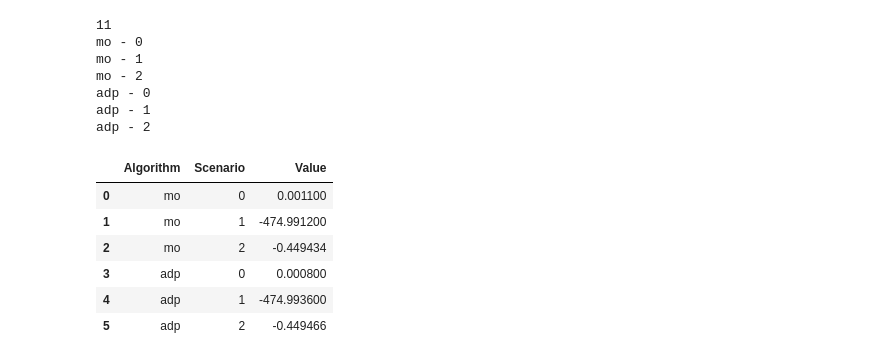
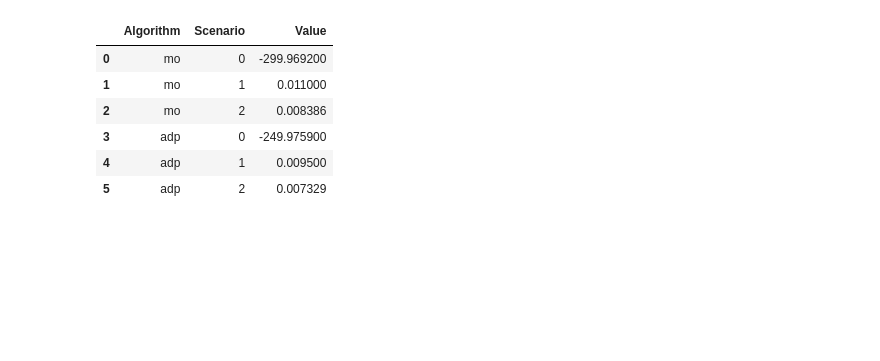
Before and after one commit to thummelt/master-thesis, a Jupyter notebook: code/src/Visualization.ipynb, the cells around one changed output. Cells and saved outputs as stored; diff of their text form; code cells hidden in the pictures; blank space fills up the shorter version.

```diff
--- a/code/src/Visualization.ipynb
+++ b/code/src/Visualization.ipynb
@@ -38,7 +23,9 @@ ValueError: Can only compare identically-labeled DataFrame objects
 # %%
-#Config
-states = '[2-11]-statespace'
+# Config
+param = {"T": 3, "trip_max": 3, "iterations_avi": 1, "iterations_adp": 100, "samples_avi": 1000, "samples_adp": None}
+states = '[%s-%s]-statespace' % (param["T"], param["trip_max"])
 algos = ['mo', "adp"]
-params = {'vi': ['[2-11]'], "mo": ['[2-11]'], , "avi": ['[2-11]'], , "adp": ['[2-11]']}
 iniState = '0,4.0,0.0,0.0,0.044,0.039'
 prob = Probabilities()
+runs = [("Value Iteration", "vi/20210614_1018"), ("Myopic Optimization", "mo/20210620_1306"),
+       ("Approx. Value Iteration", "avi/20210614_1011"), ("Approx. Dynamic Programming", "adp/20210620_1309")]
@@ -59,27 +32,28 @@ allVar = [("rt", runtime), ("splitrt", splitRuntime), ("space", space), ("sspace
 # %%
 # Load decisions
 dict_dec = {}
-#for a in algos:
-#    dict_dec[a] = pd.read_pickle("/usr/app/output/df/%s_best_decisions.pkl" % a)
+
+decisions = ["[vi]-[%s-%s]" % (param["T"], param["trip_max"]),
+             "[mo]-[%s-%s]" % (param["T"], param["trip_max"]),
+             "[avi-(%s %s)]-[%s-%s]" % (param["iterations_avi"], param["samples_avi"], param["T"], param["trip_max"]),
+             "[adp-(%s None)]-[%s-%s]" % (param["iterations_adp"], param["T"], param["trip_max"])]
+
+dict_dec["mo"] = pd.read_pickle("/usr/app/output/xlsx/%s/%s-best_decisions.pkl" % (runs[1][1], decisions[1]))
+#dict_dec["avi"] = pd.read_pickle("/usr/app/output/xlsx/%s/%s-best_decisions.pkl" % (runs[2][1],decisions[2]))
+dict_dec["adp"] = pd.read_pickle("/usr/app/output/xlsx/%s/%s-best_decisions.pkl" % (runs[3][1],decisions[3]))
+
 # Load states
-#df_states = pd.read_pickle("/usr/app/output/df/%s.pkl" % states)
+df_states = pd.read_pickle("/usr/app/output/df/%s.pkl" % states)
 
-#analyseValue(dict_dec, iniState, prob, df_states["s_obj"].to_dict())
+analyseValue(dict_dec, iniState, prob, df_states["s_obj"].to_dict(), param)
 # %% [output]
-11
-mo - 0
-mo - 1
-mo - 2
-adp - 0
-adp - 1
-adp - 2
 |  | Algorithm | Scenario | Value |
-| 0 | mo | 0 | 0.001100 |
-| 1 | mo | 1 | -474.991200 |
-| 2 | mo | 2 | -0.449434 |
-| 3 | adp | 0 | 0.000800 |
-| 4 | adp | 1 | -474.993600 |
-| 5 | adp | 2 | -0.449466 |
+| 0 | mo | 0 | -299.969200 |
+| 1 | mo | 1 | 0.011000 |
+| 2 | mo | 2 | 0.008386 |
+| 3 | adp | 0 | -249.975900 |
+| 4 | adp | 1 | 0.009500 |
+| 5 | adp | 2 | 0.007329 |
 # %%
 # [GEN] => see data analysis
 ## 1. Electricity prices for buy and sell with error bars at time
```
Also changed, not shown: parts of 10 cells of this notebook, 2 other files.
